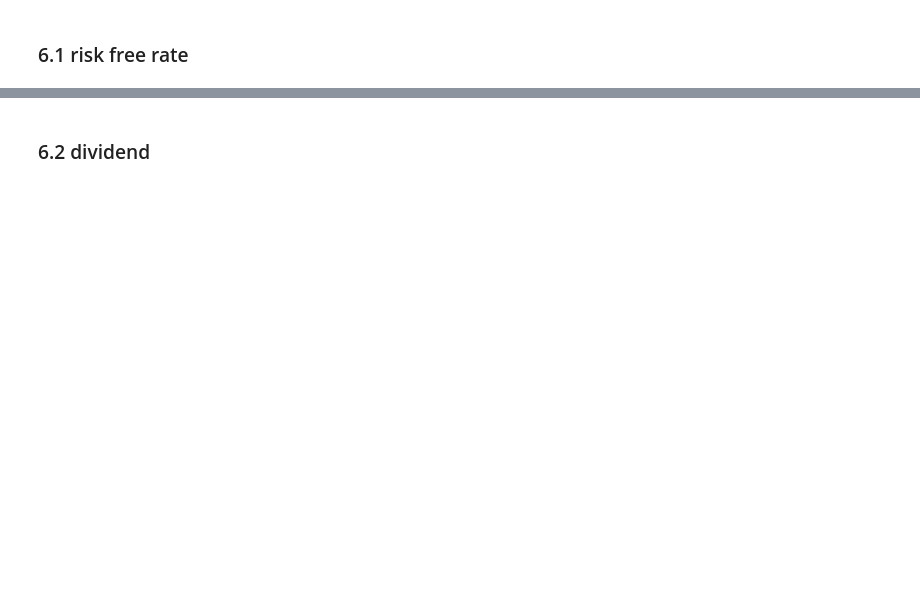
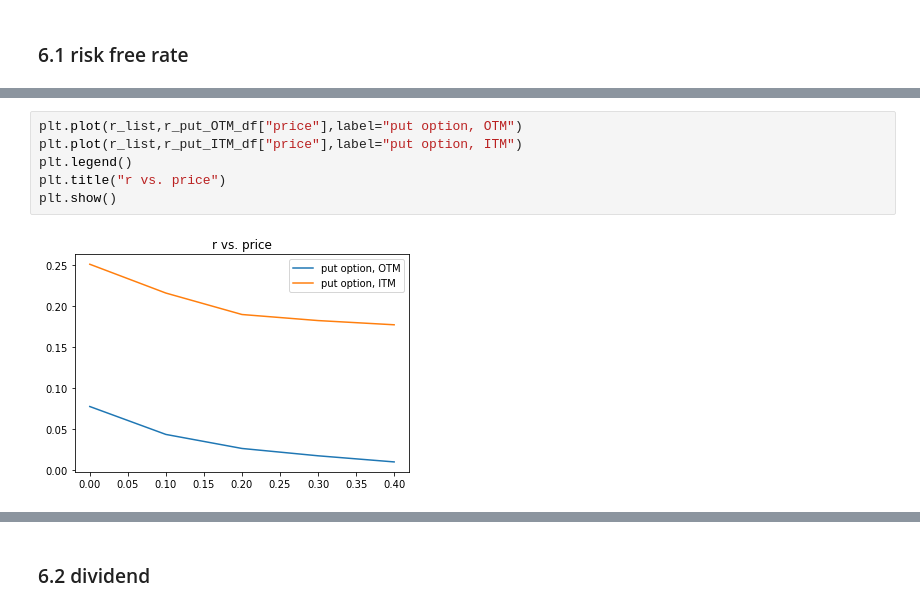
Before and after one commit to jerryxyx/MonteCarlo, a Jupyter notebook: HLSM-BlackScholes-American.ipynb, the cells around one changed output, grey strips where cells are left out. Saved outputs shown, nothing was run; the diff lists cells and outputs as text; blank space fills up the shorter version.

```diff
--- a/HLSM-BlackScholes-American.ipynb
+++ b/HLSM-BlackScholes-American.ipynb
@@ -366,0 +520,8 @@ price: 0.0536565432073971, delta-hedge: 0.2748831431550063
+# %%
+plt.plot(r_list,r_put_OTM_df["price"],label="put option, OTM")
+plt.plot(r_list,r_put_ITM_df["price"],label="put option, ITM")
+plt.legend()
+plt.title("r vs. price")
+plt.show()
+# %% [output]
+[figure, added]
```
Also changed, not shown: parts of 48 cells of this notebook.
